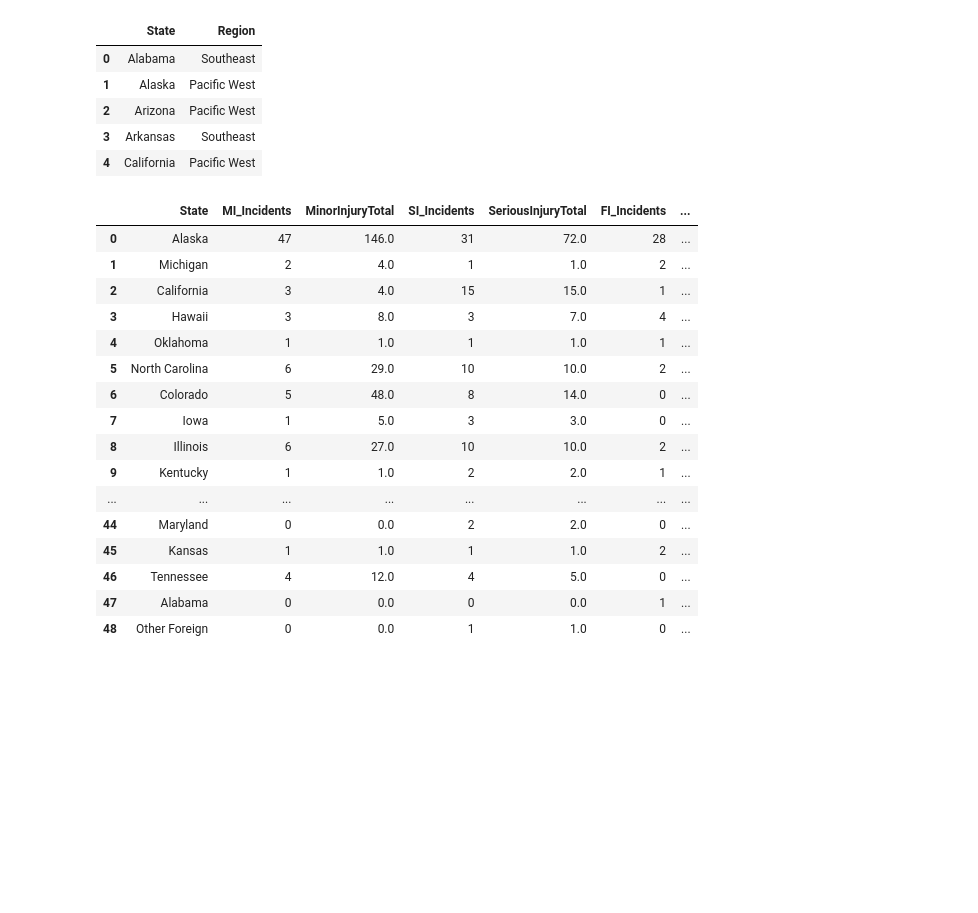
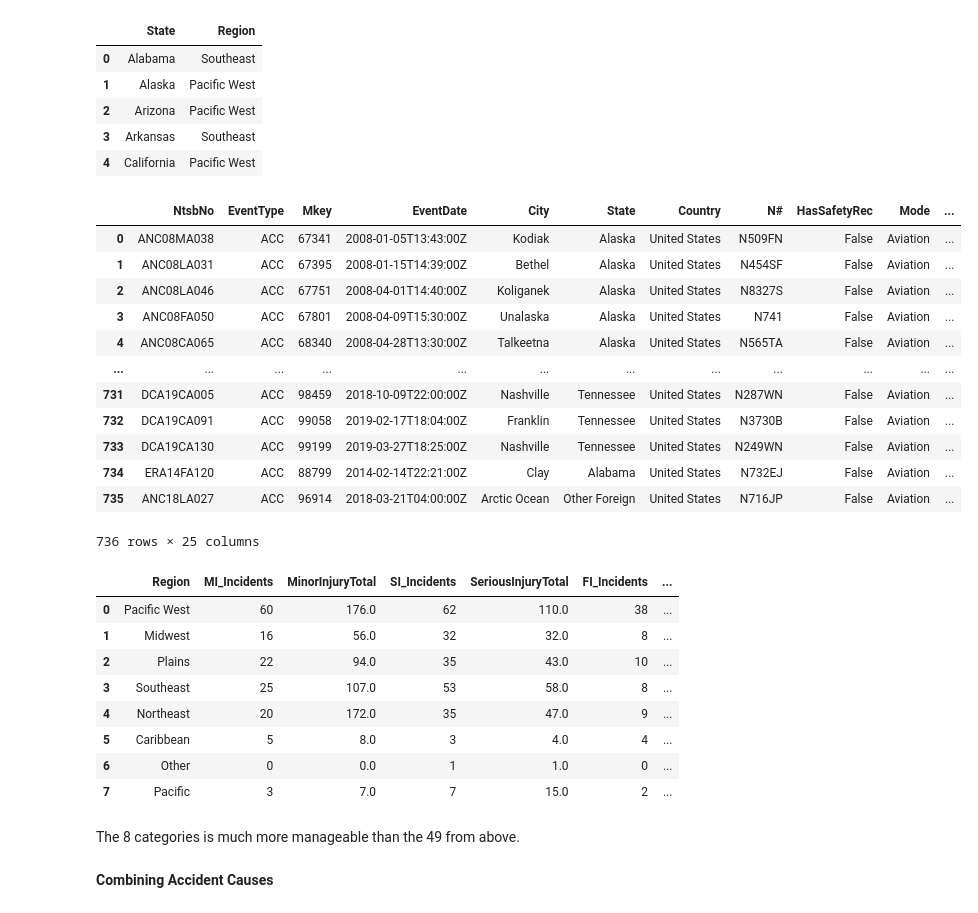
Before and after one commit to ashleyg16/Capstone2, a Jupyter notebook: Capstone 2 EDA.ipynb, the cells around one changed output. Cells and saved outputs as stored; diff of their text form; code cells hidden in the pictures; blank space fills up the shorter version.

```diff
--- a/Capstone 2 EDA.ipynb
+++ b/Capstone 2 EDA.ipynb
@@ -629,23 +631,39 @@ regions_df.head()
 | 3 | Arkansas | Southeast |
 | 4 | California | Pacific West |
 # %%
-state_acc_inj_regions = state_acc_inj.merge(regions_df, on = ['State'])
-state_acc_inj_regions
+#now to merge the regions list with the original dataframe to ahev a new column 'Region'
+df_new = df.merge(regions_df, on = ['State'])
+df_new
 # %% [output]
-|  | State | MI_Incidents | MinorInjuryTotal | SI_Incidents | SeriousInjuryTotal | FI_Incidents | ... |
-| 0 | Alaska | 47 | 146.0 | 31 | 72.0 | 28 | ... |
-| 1 | Michigan | 2 | 4.0 | 1 | 1.0 | 2 | ... |
-| 2 | California | 3 | 4.0 | 15 | 15.0 | 1 | ... |
-| 3 | Hawaii | 3 | 8.0 | 3 | 7.0 | 4 | ... |
-| 4 | Oklahoma | 1 | 1.0 | 1 | 1.0 | 1 | ... |
-| 5 | North Carolina | 6 | 29.0 | 10 | 10.0 | 2 | ... |
-| 6 | Colorado | 5 | 48.0 | 8 | 14.0 | 0 | ... |
-| 7 | Iowa | 1 | 5.0 | 3 | 3.0 | 0 | ... |
-| 8 | Illinois | 6 | 27.0 | 10 | 10.0 | 2 | ... |
-| 9 | Kentucky | 1 | 1.0 | 2 | 2.0 | 1 | ... |
-| ... | ... | ... | ... | ... | ... | ... | ... |
-| 44 | Maryland | 0 | 0.0 | 2 | 2.0 | 0 | ... |
-| 45 | Kansas | 1 | 1.0 | 1 | 1.0 | 2 | ... |
-| 46 | Tennessee | 4 | 12.0 | 4 | 5.0 | 0 | ... |
-| 47 | Alabama | 0 | 0.0 | 0 | 0.0 | 1 | ... |
-| 48 | Other Foreign | 0 | 0.0 | 1 | 1.0 | 0 | ... |
+|  | NtsbNo | EventType | Mkey | EventDate | City | State | Country | N# | HasSafetyRec | Mode | ... |
+| 0 | ANC08MA038 | ACC | 67341 | 2008-01-05T13:43:00Z | Kodiak | Alaska | United States | N509FN | False | Aviation | ... |
+| 1 | ANC08LA031 | ACC | 67395 | 2008-01-15T14:39:00Z | Bethel | Alaska | United States | N454SF | False | Aviation | ... |
+| 2 | ANC08LA046 | ACC | 67751 | 2008-04-01T14:40:00Z | Koliganek | Alaska | United States | N8327S | False | Aviation | ... |
+| 3 | ANC08FA050 | ACC | 67801 | 2008-04-09T15:30:00Z | Unalaska | Alaska | United States | N741 | False | Aviation | ... |
+| 4 | ANC08CA065 | ACC | 68340 | 2008-04-28T13:30:00Z | Talkeetna | Alaska | United States | N565TA | False | Aviation | ... |
+| ... | ... | ... | ... | ... | ... | ... | ... | ... | ... | ... | ... |
+| 731 | DCA19CA005 | ACC | 98459 | 2018-10-09T22:00:00Z | Nashville | Tennessee | United States | N287WN | False | Aviation | ... |
+| 732 | DCA19CA091 | ACC | 99058 | 2019-02-17T18:04:00Z | Franklin | Tennessee | United States | N3730B | False | Aviation | ... |
+| 733 | DCA19CA130 | ACC | 99199 | 2019-03-27T18:25:00Z | Nashville | Tennessee | United States | N249WN | False | Aviation | ... |
+| 734 | ERA14FA120 | ACC | 88799 | 2014-02-14T22:21:00Z | Clay | Alabama | United States | N732EJ | False | Aviation | ... |
+| 735 | ANC18LA027 | ACC | 96914 | 2018-03-21T04:00:00Z | Arctic Ocean | Other Foreign | United States | N716JP | False | Aviation | ... |
+736 rows × 25 columns
+# %%
+#Now if I look at accidents and injuries per region, it should be more manageable than 49 categories
+region_acc_inj = inj_df(df_new, 'Region')
+region_acc_inj.rename(columns = {'Accident Cause':'Region'}, inplace = True)
+region_acc_inj
+# %% [output]
+|  | Region | MI_Incidents | MinorInjuryTotal | SI_Incidents | SeriousInjuryTotal | FI_Incidents | ... |
+| 0 | Pacific West | 60 | 176.0 | 62 | 110.0 | 38 | ... |
+| 1 | Midwest | 16 | 56.0 | 32 | 32.0 | 8 | ... |
+| 2 | Plains | 22 | 94.0 | 35 | 43.0 | 10 | ... |
+| 3 | Southeast | 25 | 107.0 | 53 | 58.0 | 8 | ... |
+| 4 | Northeast | 20 | 172.0 | 35 | 47.0 | 9 | ... |
+| 5 | Caribbean | 5 | 8.0 | 3 | 4.0 | 4 | ... |
+| 6 | Other | 0 | 0.0 | 1 | 1.0 | 0 | ... |
+| 7 | Pacific | 3 | 7.0 | 7 | 15.0 | 2 | ... |
+# %% [markdown]
+The 8 categories is much more manageable than the 49 from above.
+# %% [markdown]
+**Combining Accident Causes**
```
Also changed, not shown: parts of 12 cells of this notebook, 1 other file.
